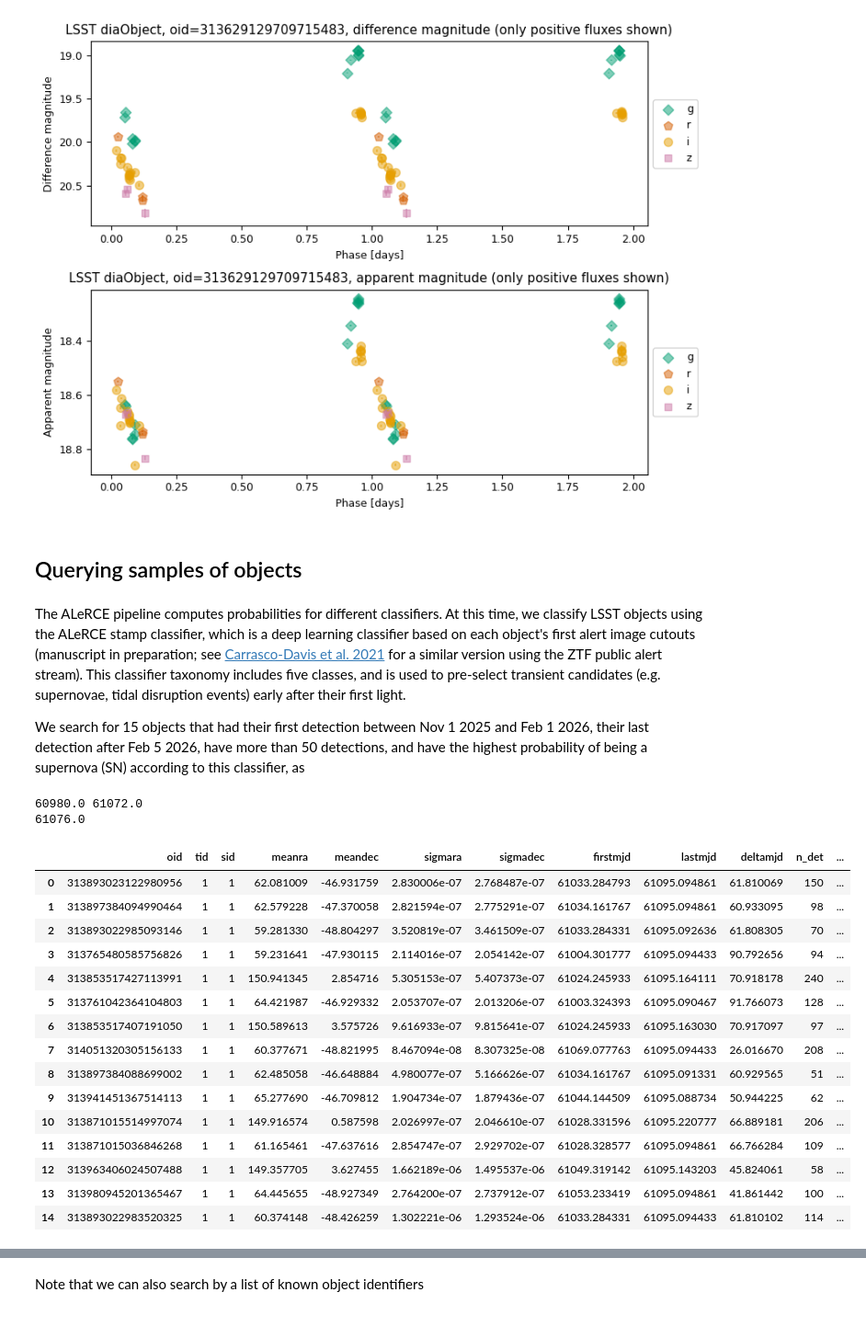
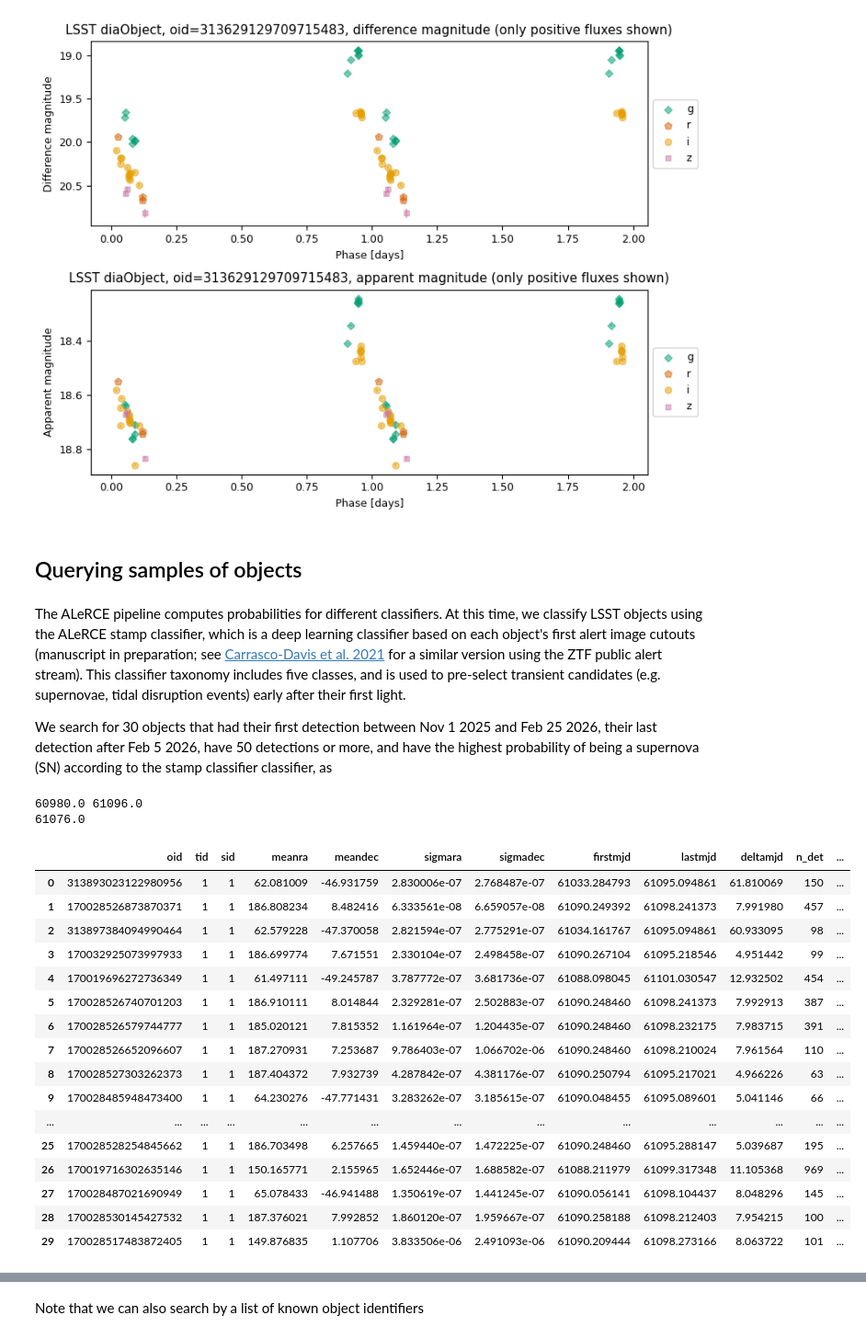
Before and after one commit to alercebroker/usecases, a Jupyter notebook: notebooks/LSST/ALeRCE_LSST_Client_Queries.ipynb, the cells around one changed output, grey strips where cells are left out. Shown at 92% size. Saved outputs shown, nothing was run; the diff lists cells and outputs as text; code cells hidden in the pictures.

Commit message:
Changed oids, added table of contents

```diff
--- a/notebooks/LSST/ALeRCE_LSST_Client_Queries.ipynb
+++ b/notebooks/LSST/ALeRCE_LSST_Client_Queries.ipynb
@@ -496,48 +515,55 @@ ms.plot_lc(d_objs=d_objs, lc_params=lc_params)
 # %% [output]
 [figure]
 # %% [markdown]
-## Querying samples of objects
+## Querying samples of objects <a class='anchor' id='query_many'></a>
 # %% [markdown]
 The ALeRCE pipeline computes probabilities for different classifiers. At this time, we classify LSST objects using the ALeRCE stamp classifier, which is a deep learning classifier based on each object's first alert image cutouts (manuscript in preparation; see [Carrasco-Davis et al. 2021](https://ui.adsabs.harvard.edu/abs/2021AJ....162..231C/abstract) for a similar version using the ZTF public alert stream). This classifier taxonomy includes five classes, and is used to pre-select transient candidates (e.g. supernovae, tidal disruption events) early after their first light.
 
-We search for 15 objects that had their first detection between Nov 1 2025 and Feb 1 2026, their last detection after Feb 5 2026, have more than 50 detections, and have the highest probability of being a supernova (SN) according to this classifier, as
+We search for 30 objects that had their first detection between Nov 1 2025 and Feb 25 2026, their last detection after Feb 5 2026, have 50 detections or more, and have the highest probability of being a supernova (SN) according to the stamp classifier classifier, as
+# %%
+def utc_to_mjd(time):
+    return Time(time, format='isot', scale='utc').mjd
 # %%
-firstmjd_min = Time('2025-11-01T00:00:00', format='isot', scale='utc').mjd
-firstmjd_max = Time('2026-02-01T00:00:00', format='isot', scale='utc').mjd
+firstmjd_min = utc_to_mjd('2025-11-01T00:00:00')
+firstmjd_max = utc_to_mjd('2026-02-25T00:00:00')
 print(firstmjd_min, firstmjd_max)
 
-lastmjd_min = Time('2026-02-05T00:00:00', format='isot', scale='utc').mjd
+lastmjd_min = utc_to_mjd('2026-02-05T00:00:00')
 print(lastmjd_min)
+
+n_det_min = 50
+n_objs = 30
 
 df_objs = alerce_client.query_objects(
     survey='lsst',
     classifier='stamp_classifier_rubin',
     class_name='SN',
-    n_det=[50, None],
+    n_det=[n_det_min, None],
     firstmjd=[firstmjd_min, firstmjd_max],
     lastmjd=[lastmjd_min, None],
-    page_size=15,
+    page_size=n_objs,
     order_by='probability',
     order_mode='DESC',
     format='pandas'
 )
 display(df_objs)
 # %% [output]
-60980.0 61072.0
+60980.0 61096.0
 61076.0
 |  | oid | tid | sid | meanra | meandec | sigmara | sigmadec | firstmjd | lastmjd | deltamjd | n_det | ... |
 | 0 | 313893023122980956 | 1 | 1 | 62.081009 | -46.931759 | 2.830006e-07 | 2.768487e-07 | 61033.284793 | 61095.094861 | 61.810069 | 150 | ... |
-| 1 | 313897384094990464 | 1 | 1 | 62.579228 | -47.370058 | 2.821594e-07 | 2.775291e-07 | 61034.161767 | 61095.094861 | 60.933095 | 98 | ... |
-| 2 | 313893022985093146 | 1 | 1 | 59.281330 | -48.804297 | 3.520819e-07 | 3.461509e-07 | 61033.284331 | 61095.092636 | 61.808305 | 70 | ... |
-| 3 | 313765480585756826 | 1 | 1 | 59.231641 | -47.930115 | 2.114016e-07 | 2.054142e-07 | 61004.301777 | 61095.094433 | 90.792656 | 94 | ... |
-| 4 | 313853517427113991 | 1 | 1 | 150.941345 | 2.854716 | 5.305153e-07 | 5.407373e-07 | 61024.245933 | 61095.164111 | 70.918178 | 240 | ... |
-| 5 | 313761042364104803 | 1 | 1 | 64.421987 | -46.929332 | 2.053707e-07 | 2.013206e-07 | 61003.324393 | 61095.090467 | 91.766073 | 128 | ... |
-| 6 | 313853517407191050 | 1 | 1 | 150.589613 | 3.575726 | 9.616933e-07 | 9.815641e-07 | 61024.245933 | 61095.163030 | 70.917097 | 97 | ... |
-| 7 | 314051320305156133 | 1 | 1 | 60.377671 | -48.821995 | 8.467094e-08 | 8.307325e-08 | 61069.077763 | 61095.094433 | 26.016670 | 208 | ... |
-| 8 | 313897384088699002 | 1 | 1 | 62.485058 | -46.648884 | 4.980077e-07 | 5.166626e-07 | 61034.161767 | 61095.091331 | 60.929565 | 51 | ... |
-| 9 | 313941451367514113 | 1 | 1 | 65.277690 | -46.709812 | 1.904734e-07 | 1.879436e-07 | 61044.144509 | 61095.088734 | 50.944225 | 62 | ... |
-| 10 | 313871015514997074 | 1 | 1 | 149.916574 | 0.587598 | 2.026997e-07 | 2.046610e-07 | 61028.331596 | 61095.220777 | 66.889181 | 206 | ... |
-| 11 | 313871015036846268 | 1 | 1 | 61.165461 | -47.637616 | 2.854747e-07 | 2.929702e-07 | 61028.328577 | 61095.094861 | 66.766284 | 109 | ... |
-| 12 | 313963406024507488 | 1 | 1 | 149.357705 | 3.627455 | 1.662189e-06 | 1.495537e-06 | 61049.319142 | 61095.143203 | 45.824061 | 58 | ... |
-| 13 | 313980945201365467 | 1 | 1 | 64.445655 | -48.927349 | 2.764200e-07 | 2.737912e-07 | 61053.233419 | 61095.094861 | 41.861442 | 100 | ... |
-| 14 | 313893022983520325 | 1 | 1 | 60.374148 | -48.426259 | 1.302221e-06 | 1.293524e-06 | 61033.284331 | 61095.094433 | 61.810102 | 114 | ... |
+| 1 | 170028526873870371 | 1 | 1 | 186.808234 | 8.482416 | 6.333561e-08 | 6.659057e-08 | 61090.249392 | 61098.241373 | 7.991980 | 457 | ... |
+| 2 | 313897384094990464 | 1 | 1 | 62.579228 | -47.370058 | 2.821594e-07 | 2.775291e-07 | 61034.161767 | 61095.094861 | 60.933095 | 98 | ... |
+| 3 | 170032925073997933 | 1 | 1 | 186.699774 | 7.671551 | 2.330104e-07 | 2.498458e-07 | 61090.267104 | 61095.218546 | 4.951442 | 99 | ... |
+| 4 | 170019696272736349 | 1 | 1 | 61.497111 | -49.245787 | 3.787772e-07 | 3.681736e-07 | 61088.098045 | 61101.030547 | 12.932502 | 454 | ... |
+| 5 | 170028526740701203 | 1 | 1 | 186.910111 | 8.014844 | 2.329281e-07 | 2.502883e-07 | 61090.248460 | 61098.241373 | 7.992913 | 387 | ... |
+| 6 | 170028526579744777 | 1 | 1 | 185.020121 | 7.815352 | 1.161964e-07 | 1.204435e-07 | 61090.248460 | 61098.232175 | 7.983715 | 391 | ... |
+| 7 | 170028526652096607 | 1 | 1 | 187.270931 | 7.253687 | 9.786403e-07 | 1.066702e-06 | 61090.248460 | 61098.210024 | 7.961564 | 110 | ... |
+| 8 | 170028527303262373 | 1 | 1 | 187.404372 | 7.932739 | 4.287842e-07 | 4.381176e-07 | 61090.250794 | 61095.217021 | 4.966226 | 63 | ... |
+| 9 | 170028485948473400 | 1 | 1 | 64.230276 | -47.771431 | 3.283262e-07 | 3.185615e-07 | 61090.048455 | 61095.089601 | 5.041146 | 66 | ... |
+| ... | ... | ... | ... | ... | ... | ... | ... | ... | ... | ... | ... | ... |
+| 25 | 170028528254845662 | 1 | 1 | 186.703498 | 6.257665 | 1.459440e-07 | 1.472225e-07 | 61090.248460 | 61095.288147 | 5.039687 | 195 | ... |
+| 26 | 170019716302635146 | 1 | 1 | 150.165771 | 2.155965 | 1.652446e-07 | 1.688582e-07 | 61088.211979 | 61099.317348 | 11.105368 | 969 | ... |
+| 27 | 170028487021690949 | 1 | 1 | 65.078433 | -46.941488 | 1.350619e-07 | 1.441245e-07 | 61090.056141 | 61098.104437 | 8.048296 | 145 | ... |
+| 28 | 170028530145427532 | 1 | 1 | 187.376021 | 7.992852 | 1.860120e-07 | 1.959667e-07 | 61090.258188 | 61098.212403 | 7.954215 | 100 | ... |
+| 29 | 170028517483872405 | 1 | 1 | 149.876835 | 1.107706 | 3.833506e-06 | 2.491093e-06 | 61090.209444 | 61098.273166 | 8.063722 | 101 | ... |
```
Also changed, not shown: parts of 28 cells of this notebook.
